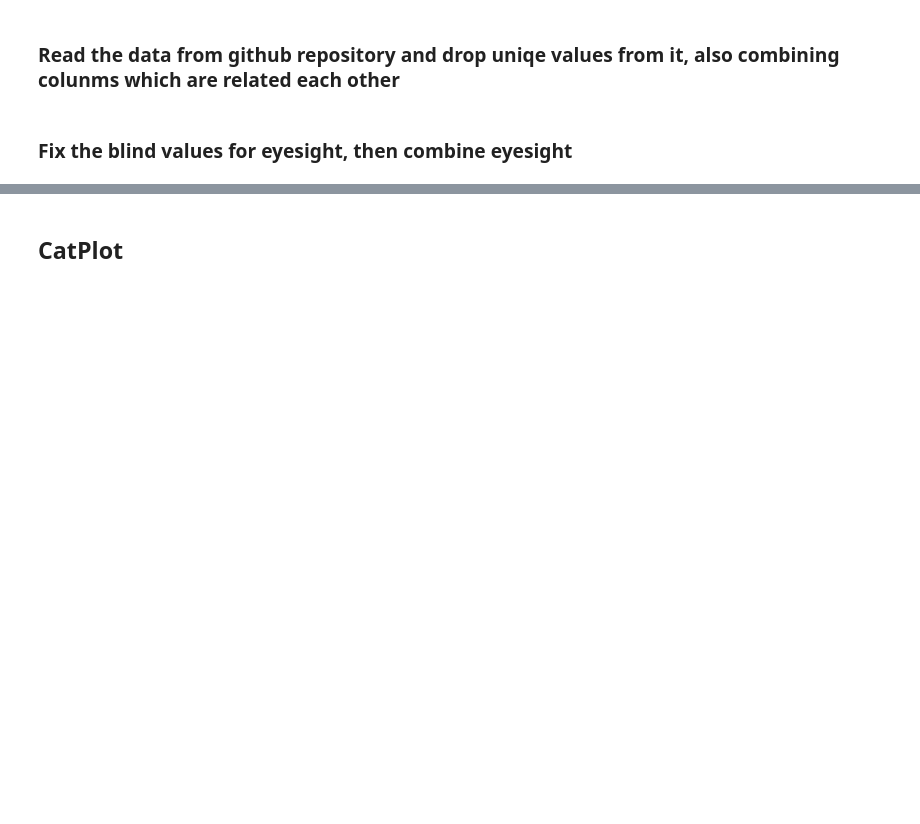
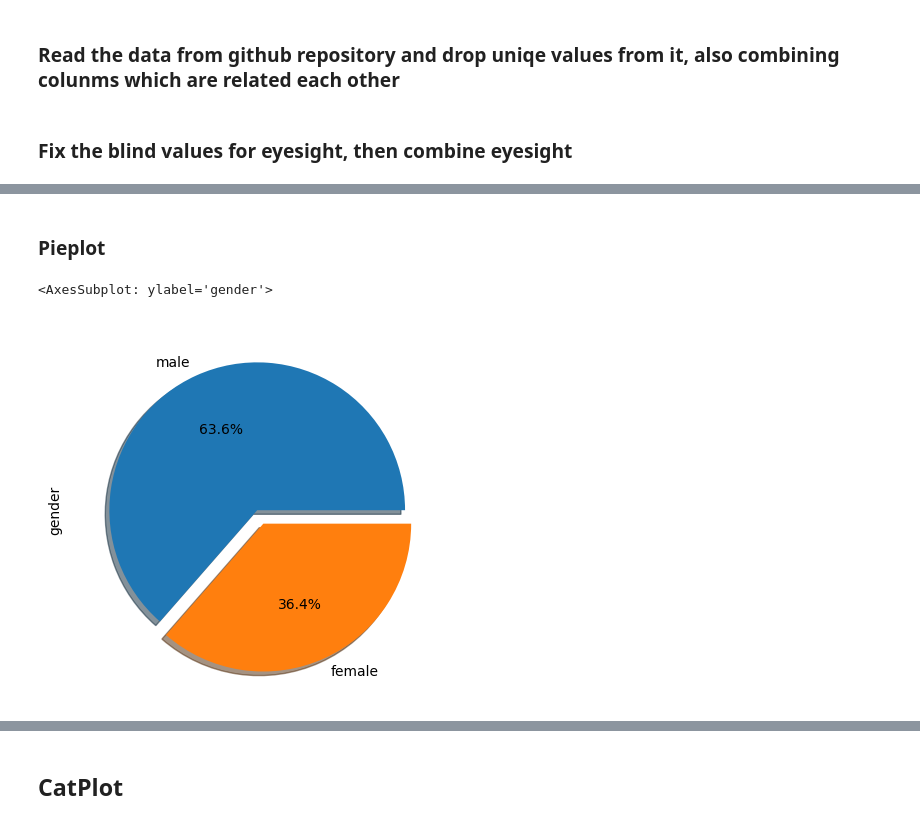
Before and after one commit to AtesBurak1/Ceng-474-Final, a Jupyter notebook: Smoking.ipynb, the cells around one changed output, grey strips where cells are left out. Cells and saved outputs as stored; diff of their text form; code cells hidden in the pictures; blank space fills up the shorter version.

```diff
--- a/Smoking.ipynb
+++ b/Smoking.ipynb
@@ -44,2 +46,10 @@ df.describe()
 | 75% | 1.000000 | 55.000000 | 170.000000 | 75.000000 | 88.000000 | 130.000000 | 82.000000 | 104.000000 | ... |
 | max | 1.000000 | 85.000000 | 190.000000 | 135.000000 | 129.000000 | 240.000000 | 146.000000 | 505.000000 | ... |
+# %% [markdown]
+### Pieplot
+# %%
+# The pie plot refenced from here -> https://www.kaggle.com/code/abdalrahmanshahrour/predict-smoking-status-accuracy-99-2-93-6
+df['gender'].value_counts().plot.pie(explode = [0,0.1], autopct="%1.1f%%",labels=["male","female"], shadow=True)
+# %% [output]
+<AxesSubplot: ylabel='gender'>
+[figure, added]
```
Also changed, not shown: parts of 29 cells of this notebook.
